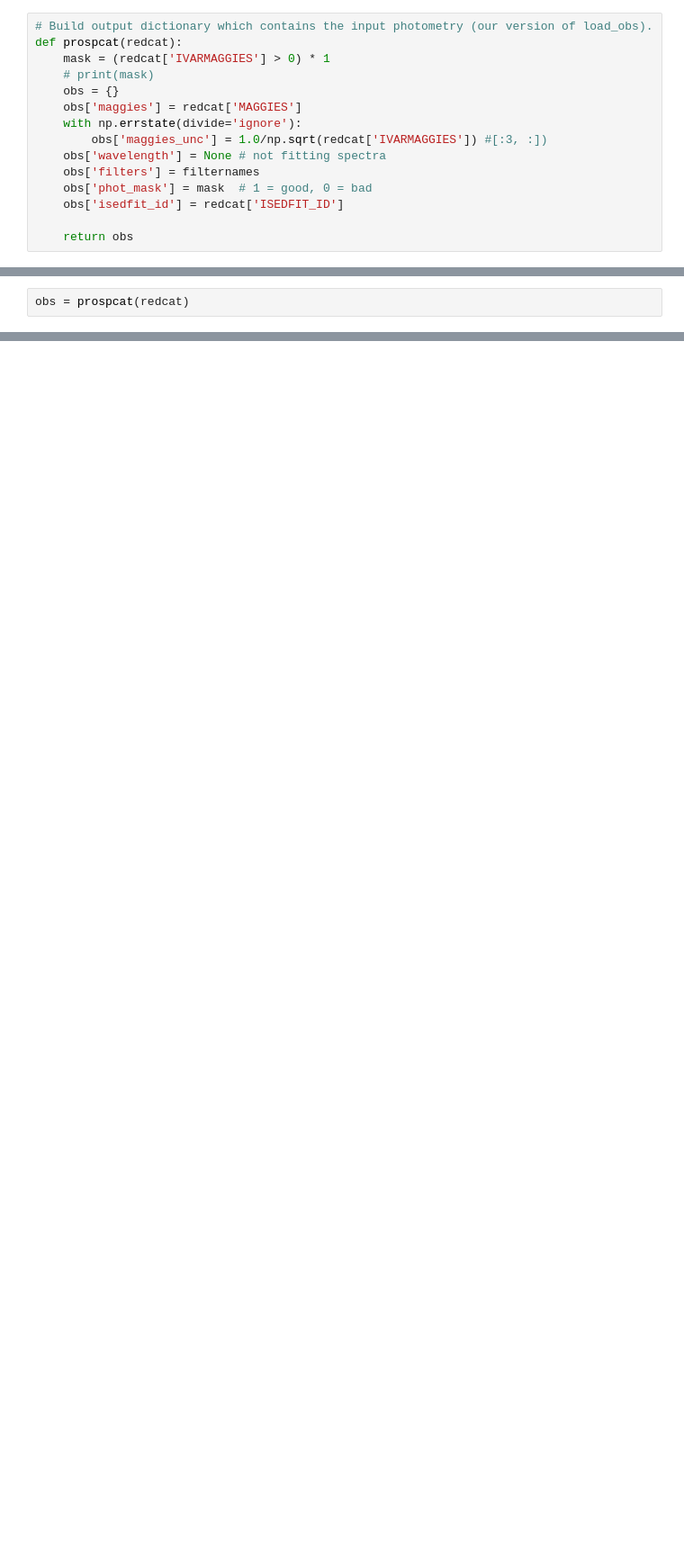
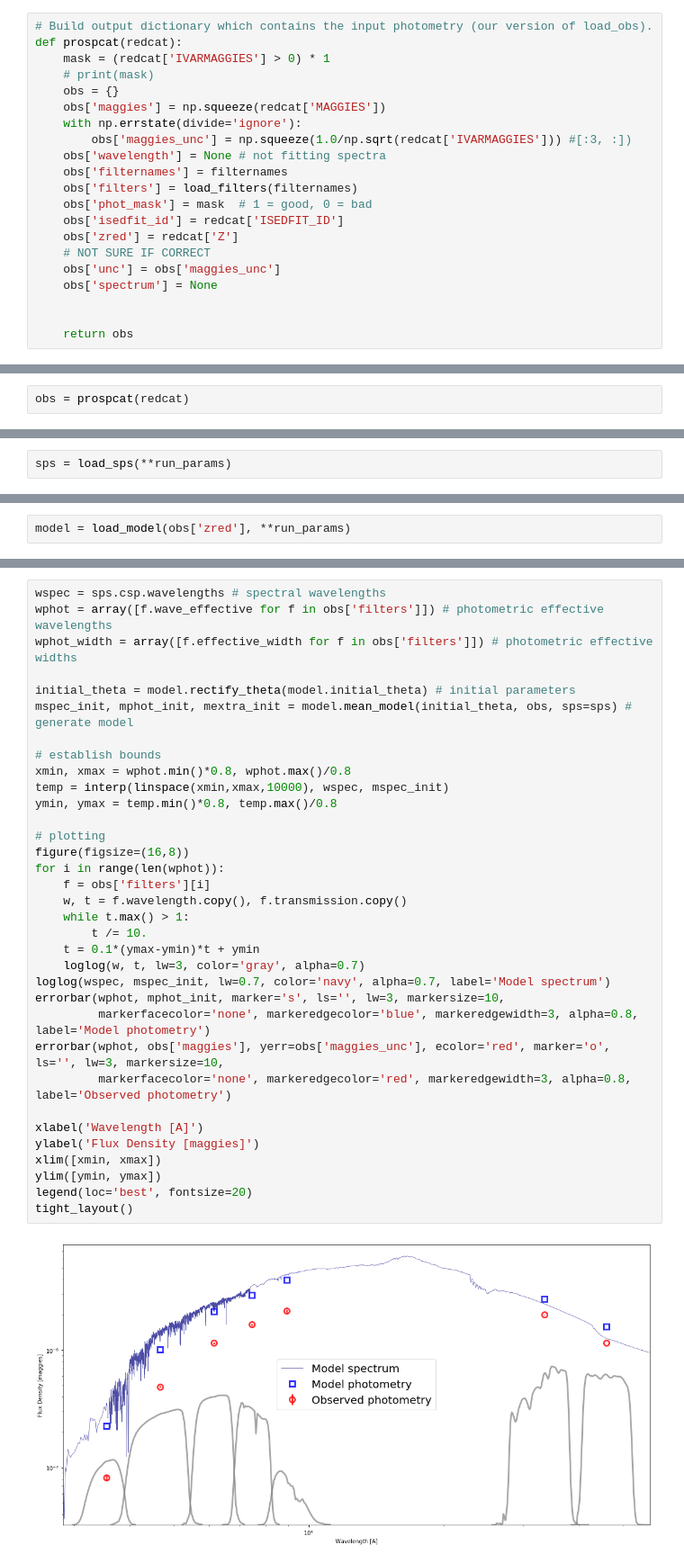
Before and after one commit to moustakas/siena-astrophysics, a Jupyter notebook: research/massivepilot/redmapper-masses.ipynb, the cells around one changed output, grey strips where cells are left out. Shown at 90% size. Saved outputs shown, nothing was run; the diff lists cells and outputs as text; blank space fills up the shorter version.

```diff
--- a/research/massivepilot/redmapper-masses.ipynb
+++ b/research/massivepilot/redmapper-masses.ipynb
@@ -89,13 +99,19 @@ def prospcat(redcat):
     mask = (redcat['IVARMAGGIES'] > 0) * 1
     # print(mask)
     obs = {}
-    obs['maggies'] = redcat['MAGGIES']
+    obs['maggies'] = np.squeeze(redcat['MAGGIES'])
     with np.errstate(divide='ignore'):
-        obs['maggies_unc'] = 1.0/np.sqrt(redcat['IVARMAGGIES']) #[:3, :])
+        obs['maggies_unc'] = np.squeeze(1.0/np.sqrt(redcat['IVARMAGGIES'])) #[:3, :])
     obs['wavelength'] = None # not fitting spectra
-    obs['filters'] = filternames
+    obs['filternames'] = filternames
+    obs['filters'] = load_filters(filternames)
     obs['phot_mask'] = mask  # 1 = good, 0 = bad
     obs['isedfit_id'] = redcat['ISEDFIT_ID']
+    obs['zred'] = redcat['Z']
+    # NOT SURE IF CORRECT
+    obs['unc'] = obs['maggies_unc']
+    obs['spectrum'] = None
+
 
     return obs
 # %%
@@ -124,0 +136,2 @@ obs = prospcat(redcat)
+# %%
+sps = load_sps(**run_params)
@@ -124,0 +201,2 @@ obs = prospcat(redcat)
+# %%
+model = load_model(obs['zred'], **run_params)
@@ -150,0 +244,36 @@ def load_sps(zcontinuous=1, compute_vega_mags=False, **extras):
+# %%
+wspec = sps.csp.wavelengths # spectral wavelengths
+wphot = array([f.wave_effective for f in obs['filters']]) # photometric effective wavelengths
+wphot_width = array([f.effective_width for f in obs['filters']]) # photometric effective widths
+
+initial_theta = model.rectify_theta(model.initial_theta) # initial parameters
+mspec_init, mphot_init, mextra_init = model.mean_model(initial_theta, obs, sps=sps) # generate model
+
+# establish bounds
+xmin, xmax = wphot.min()*0.8, wphot.max()/0.8
+temp = interp(linspace(xmin,xmax,10000), wspec, mspec_init)
+ymin, ymax = temp.min()*0.8, temp.max()/0.8
+
+# plotting
+figure(figsize=(16,8))
+for i in range(len(wphot)):
+    f = obs['filters'][i]
+    w, t = f.wavelength.copy(), f.transmission.copy()
+    while t.max() > 1:
+        t /= 10.
+    t = 0.1*(ymax-ymin)*t + ymin
+    loglog(w, t, lw=3, color='gray', alpha=0.7)
+loglog(wspec, mspec_init, lw=0.7, color='navy', alpha=0.7, label='Model spectrum')
+errorbar(wphot, mphot_init, marker='s', ls='', lw=3, markersize=10,
+         markerfacecolor='none', markeredgecolor='blue', markeredgewidth=3, alpha=0.8, label='Model photometry')
+errorbar(wphot, obs['maggies'], yerr=obs['maggies_unc'], ecolor='red', marker='o', ls='', lw=3, markersize=10,
+         markerfacecolor='none', markeredgecolor='red', markeredgewidth=3, alpha=0.8, label='Observed photometry')
+
+xlabel('Wavelength [A]')
+ylabel('Flux Density [maggies]')
+xlim([xmin, xmax])
+ylim([ymin, ymax])
+legend(loc='best', fontsize=20)
+tight_layout()
+# %% [output]
+[figure, added]
```
Also changed, not shown: parts of 25 cells of this notebook, 5 other files.
